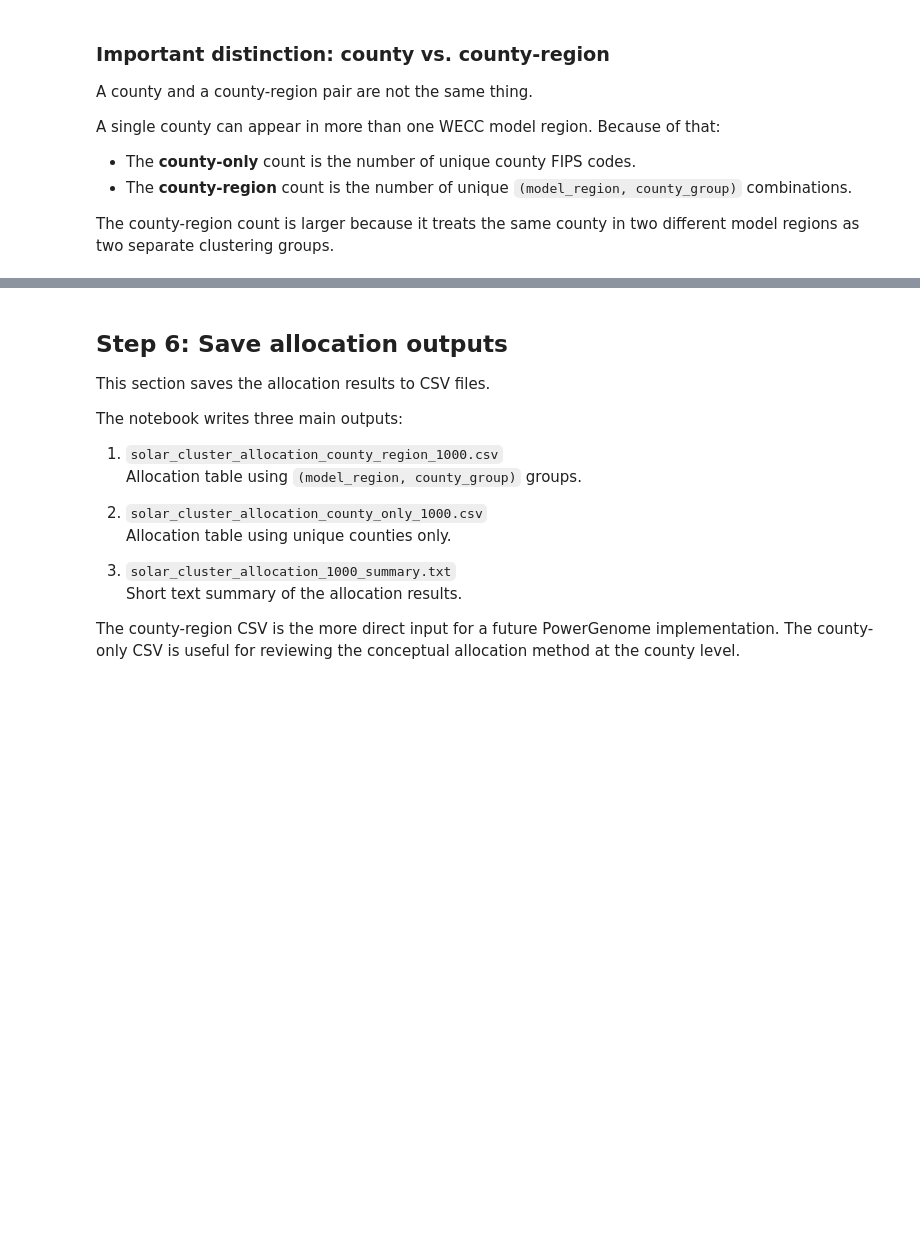
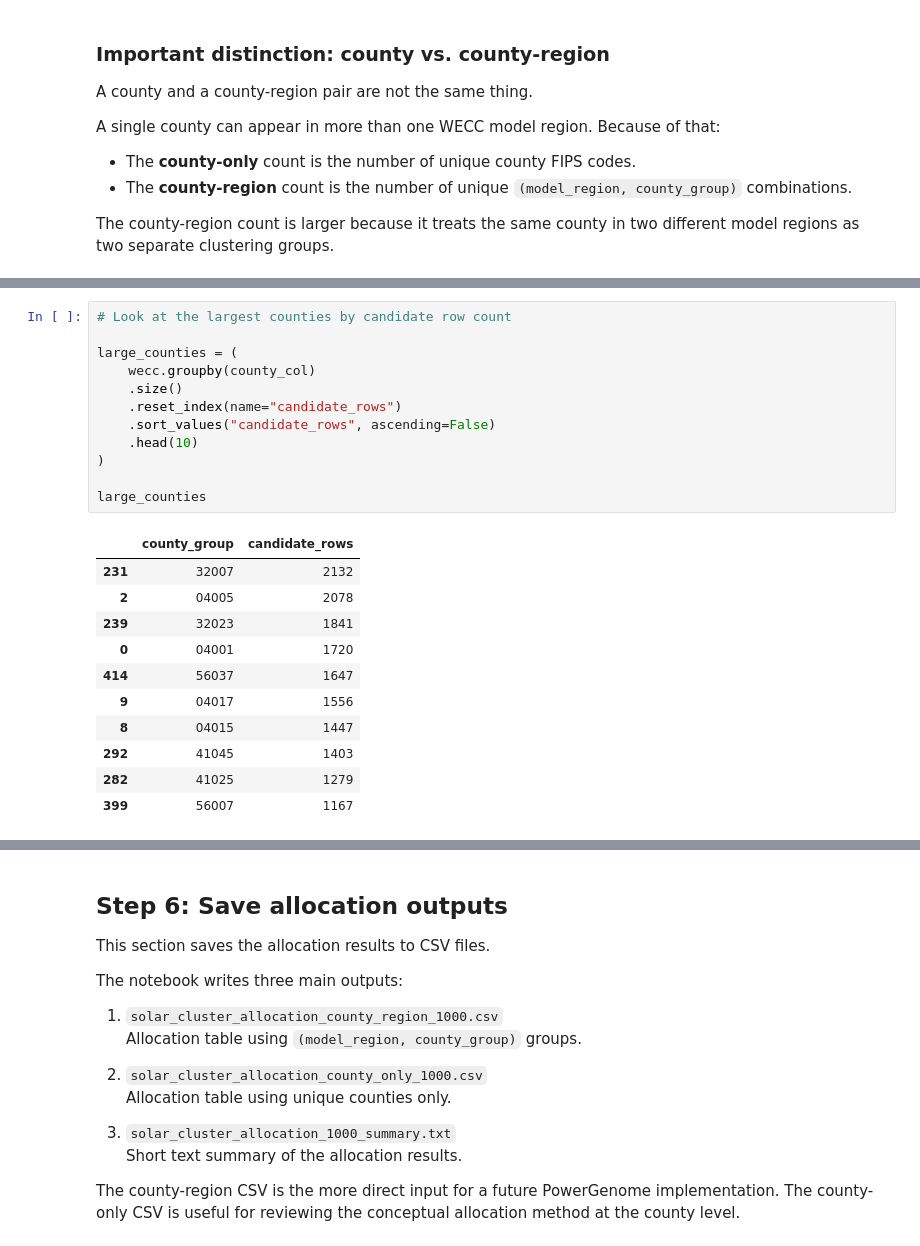
Before and after one commit to laurenthanhvo/solar-county-analysis, a Jupyter notebook: notebooks/allocate_1000_solar_clusters.ipynb, the cells around one changed output, grey strips where cells are left out. Drawn from its saved outputs; the diff is of its cells as text; blank space fills up the shorter version.

```diff
--- a/notebooks/allocate_1000_solar_clusters.ipynb
+++ b/notebooks/allocate_1000_solar_clusters.ipynb
@@ -410,0 +509,24 @@ The county-region count is larger because it treats the same county in two diffe
+# %%
+# Look at the largest counties by candidate row count
+
+large_counties = (
+    wecc.groupby(county_col)
+    .size()
+    .reset_index(name="candidate_rows")
+    .sort_values("candidate_rows", ascending=False)
+    .head(10)
+)
+
+large_counties
+# %% [output]
+|  | county_group | candidate_rows |
+| 231 | 32007 | 2132 |
+| 2 | 04005 | 2078 |
+| 239 | 32023 | 1841 |
+| 0 | 04001 | 1720 |
+| 414 | 56037 | 1647 |
+| 9 | 04017 | 1556 |
+| 8 | 04015 | 1447 |
+| 292 | 41045 | 1403 |
+| 282 | 41025 | 1279 |
+| 399 | 56007 | 1167 |
```
Also changed, not shown: parts of 9 cells of this notebook, 2 other files.
